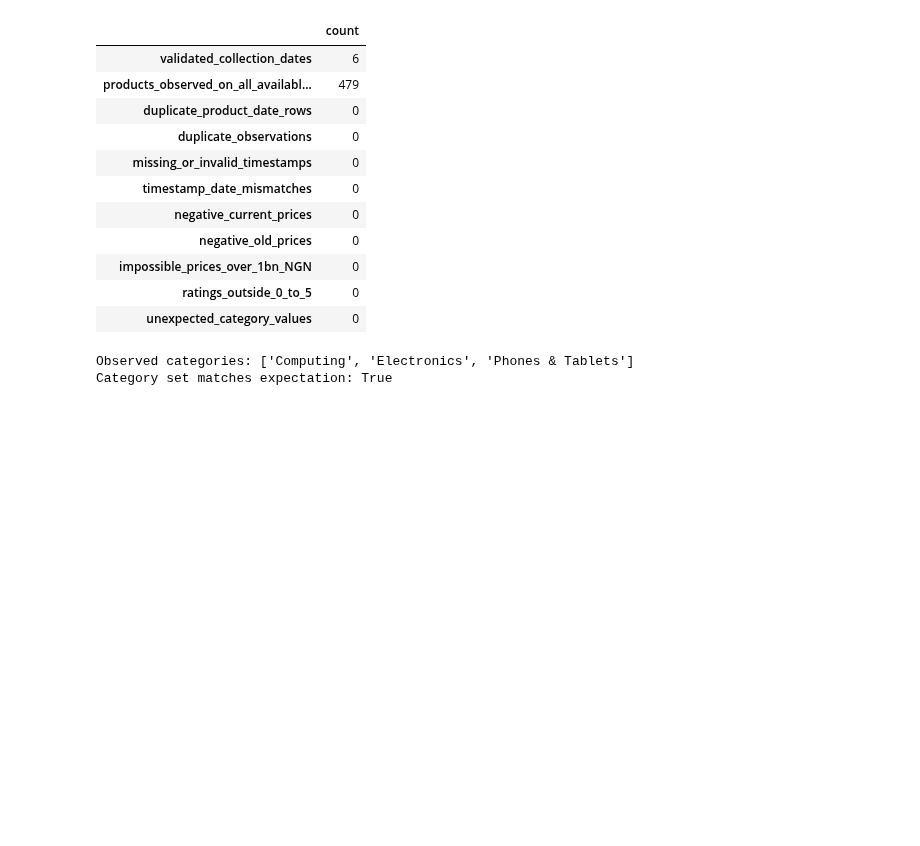
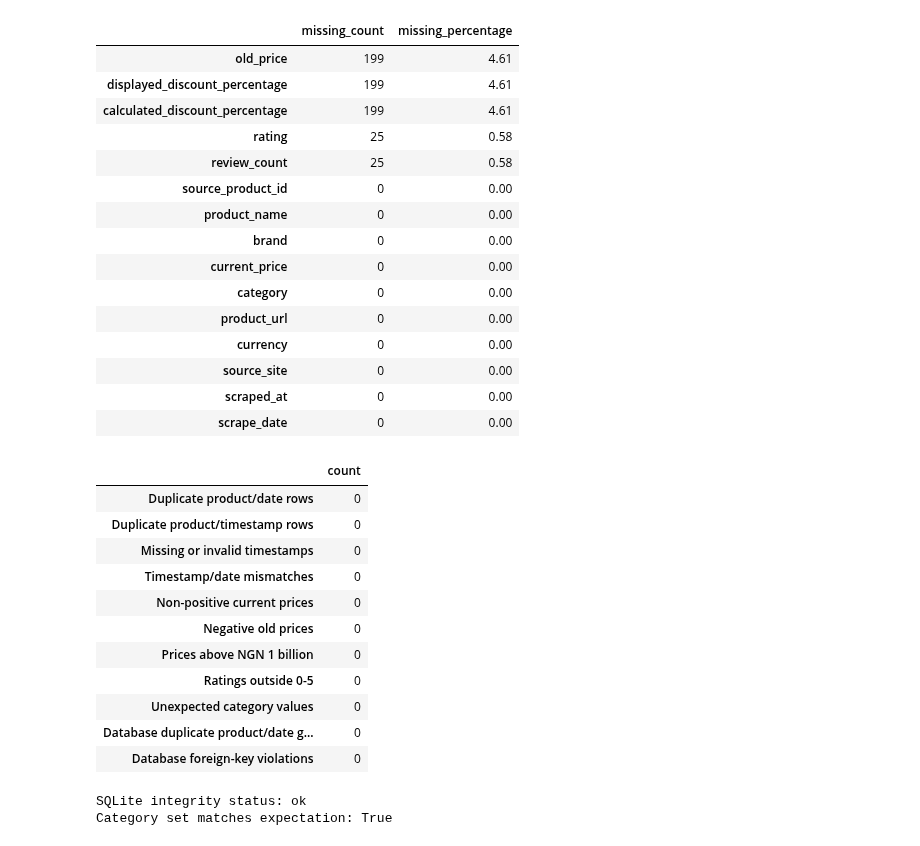
Before and after one commit to sedrackbisogho85-jpg/dsc2107-group2-jumia-ng, a Jupyter notebook: notebooks/jumia_analysis.ipynb, the cells around one changed output. Cells and saved outputs as stored; diff of their text form; code cells hidden in the pictures; blank space fills up the shorter version.

```diff
--- a/notebooks/jumia_analysis.ipynb
+++ b/notebooks/jumia_analysis.ipynb
@@ -195,36 +230,60 @@ display(missing)
 # %%
+missing = pd.DataFrame({
+    "missing_count": df.isna().sum(),
+    "missing_percentage": (df.isna().mean() * 100).round(2),
+}).sort_values(["missing_count", "missing_percentage"], ascending=False)
+
 parsed_timestamps = pd.to_datetime(df["scraped_at"], errors="coerce", utc=True)
-nairobi_dates = parsed_timestamps.dt.tz_convert("Africa/Nairobi").dt.date.astype("string")
+nairobi_dates = parsed_timestamps.dt.tz_convert("Africa/Nairobi").dt.date
+expected_dates = df["scrape_date"].dt.date
 
 quality_checks = pd.Series({
-    "validated_collection_dates": len(available_dates),
-    "products_observed_on_all_available_dates": int((df.groupby("source_product_id")["scrape_date"].nunique() == len(available_dates)).sum()),
-    "duplicate_product_date_rows": int(df.duplicated(["source_product_id", "scrape_date"]).sum()),
-    "duplicate_observations": int(df.duplicated(["source_product_id", "scraped_at"]).sum()),
-    "missing_or_invalid_timestamps": int(parsed_timestamps.isna().sum()),
-    "timestamp_date_mismatches": int((nairobi_dates != df["scrape_date"].astype("string")).sum()),
-    "negative_current_prices": int((df["current_price"] < 0).sum()),
-    "negative_old_prices": int((df["old_price"] < 0).sum()),
-    "impossible_prices_over_1bn_NGN": int(((df["current_price"] > 1_000_000_000) | (df["old_price"] > 1_000_000_000)).sum()),
-    "ratings_outside_0_to_5": int(((df["rating"] < 0) | (df["rating"] > 5)).sum()),
-    "unexpected_category_values": int((~df["category"].isin(EXPECTED_CATEGORIES)).sum()),
+    "Duplicate product/date rows": int(df.duplicated(["source_product_id", "scrape_date"]).sum()),
+    "Duplicate product/timestamp rows": int(df.duplicated(["source_product_id", "scraped_at"]).sum()),
+    "Missing or invalid timestamps": int(parsed_timestamps.isna().sum()),
+    "Timestamp/date mismatches": int((nairobi_dates != expected_dates).sum()),
+    "Non-positive current prices": int((df["current_price"] <= 0).sum()),
+    "Negative old prices": int((df["old_price"] < 0).sum()),
+    "Prices above NGN 1 billion": int(((df["current_price"] > 1_000_000_000) | (df["old_price"] > 1_000_000_000)).sum()),
+    "Ratings outside 0-5": int(((df["rating"] < 0) | (df["rating"] > 5)).sum()),
+    "Unexpected category values": int((~df["category"].isin(EXPECTED_CATEGORIES)).sum()),
+    "Database duplicate product/date groups": int(database_duplicate_groups),
+    "Database foreign-key violations": int(foreign_key_violations),
 })
+
+display(missing)
 display(quality_checks.rename("count").to_frame())
-print("Observed categories:", sorted(df["category"].unique()))
+print("SQLite integrity status:", database_integrity)
 print("Category set matches expectation:", set(df["category"].unique()) == EXPECTED_CATEGORIES)
 # %% [output]
-|  | count |
-| validated_collection_dates | 6 |
-| products_observed_on_all_availabl... | 479 |
-| duplicate_product_date_rows | 0 |
-| duplicate_observations | 0 |
-| missing_or_invalid_timestamps | 0 |
-| timestamp_date_mismatches | 0 |
-| negative_current_prices | 0 |
-| negative_old_prices | 0 |
-| impossible_prices_over_1bn_NGN | 0 |
-| ratings_outside_0_to_5 | 0 |
-| unexpected_category_values | 0 |
+|  | missing_count | missing_percentage |
+| old_price | 199 | 4.61 |
+| displayed_discount_percentage | 199 | 4.61 |
+| calculated_discount_percentage | 199 | 4.61 |
+| rating | 25 | 0.58 |
+| review_count | 25 | 0.58 |
+| source_product_id | 0 | 0.00 |
+| product_name | 0 | 0.00 |
+| brand | 0 | 0.00 |
+| current_price | 0 | 0.00 |
+| category | 0 | 0.00 |
+| product_url | 0 | 0.00 |
+| currency | 0 | 0.00 |
+| source_site | 0 | 0.00 |
+| scraped_at | 0 | 0.00 |
+| scrape_date | 0 | 0.00 |
+|  | count |
+| Duplicate product/date rows | 0 |
+| Duplicate product/timestamp rows | 0 |
+| Missing or invalid timestamps | 0 |
+| Timestamp/date mismatches | 0 |
+| Non-positive current prices | 0 |
+| Negative old prices | 0 |
+| Prices above NGN 1 billion | 0 |
+| Ratings outside 0-5 | 0 |
+| Unexpected category values | 0 |
+| Database duplicate product/date g... | 0 |
+| Database foreign-key violations | 0 |
-Observed categories: ['Computing', 'Electronics', 'Phones & Tablets']
+SQLite integrity status: ok
 Category set matches expectation: True
 # %% [markdown]
```
Also changed, not shown: parts of 45 cells of this notebook, 43 other files.
